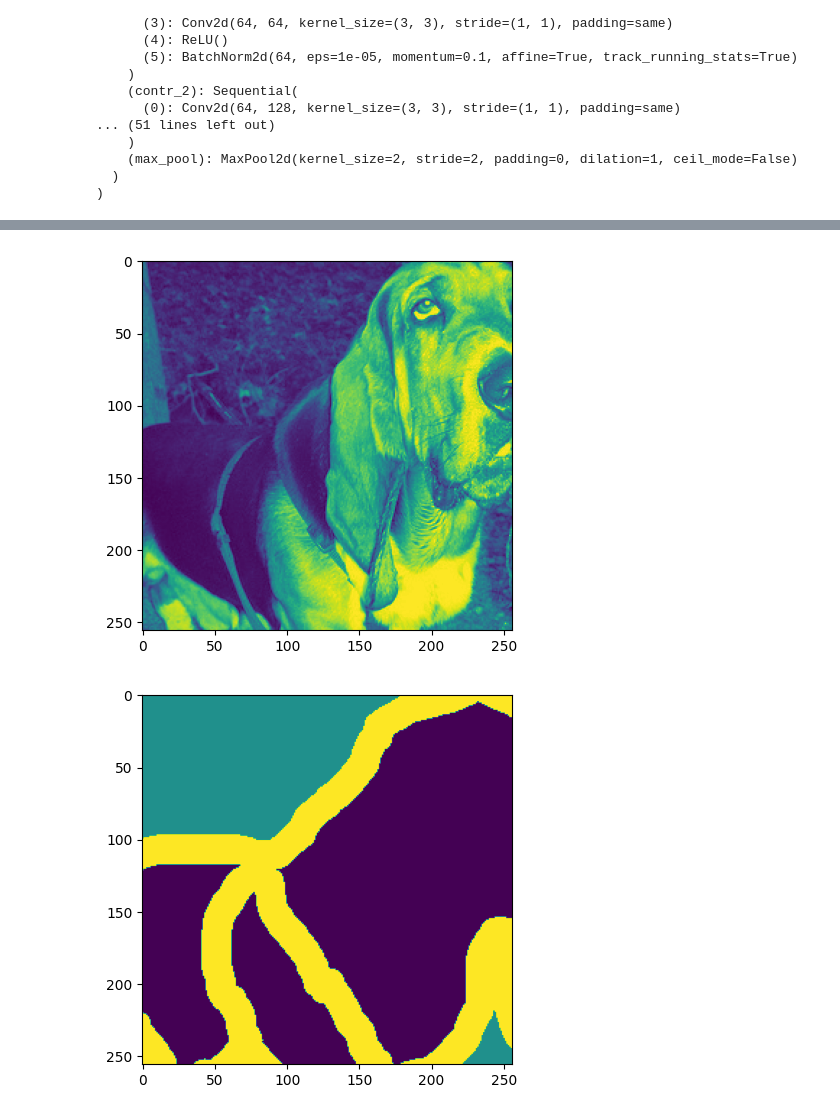
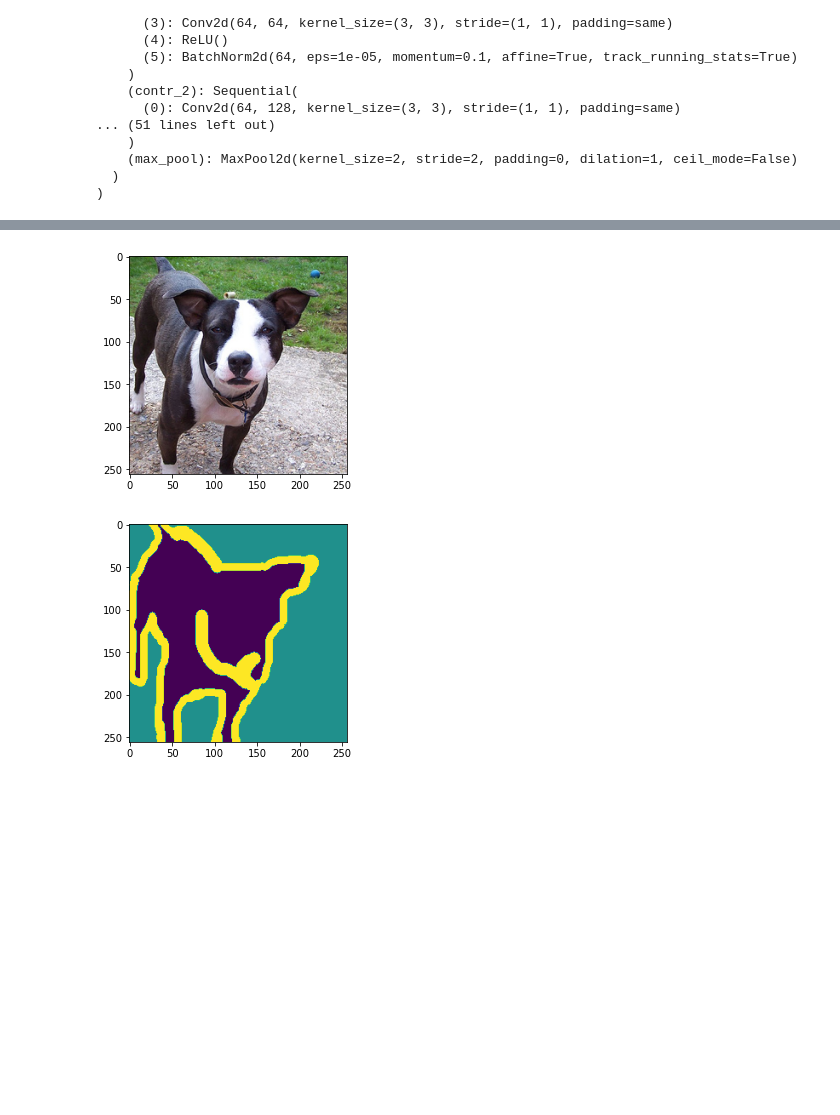
Before and after one commit to HeiseMax/ActiveShiftLayer, a Jupyter notebook: U_Net.ipynb, the cells around one changed output, grey strips where cells are left out. Cells and saved outputs as stored; diff of their text form; code cells hidden in the pictures; blank space fills up the shorter version.

```diff
--- a/U_Net.ipynb
+++ b/U_Net.ipynb
@@ -141,6 +141,6 @@ from util import train_U_NET
 
 
 train_U_NET(U_NN, train_dataloader,
-        test_dataloader, epochs=1, optimizer=optimizer, criterion=criterion,
-        scheduler=scheduler, device=device, steps_to_test=500, print_test=True)
+        test_dataloader, epochs=20, optimizer=optimizer, criterion=criterion,
+        scheduler=scheduler, device=device, steps_to_test=3500, print_test=True)
 # %% [output]
@@ -168,36 +171,42 @@ plt.show()
 # %%
-for i, data in enumerate(test_dataloader, 0):
+for i, data in enumerate(train_dataloader, 0):
             # get the inputs; data is a list of [inputs, labels]
             inputs, labels = data
             inputs = inputs.to(device)
             labels = labels.to(device)
-            plt.imshow(inputs[0][0].detach().to("cpu").numpy())
+
+            img = torch.transpose(inputs[0], 2,0)
+            img = torch.transpose(img, 1,0)
+            plt.imshow(img.detach().to("cpu").numpy())
             plt.show()
+
+            # plt.imshow(inputs[0][0].detach().to("cpu").numpy())
+            # plt.show()
 
             plt.imshow(labels[0][0].detach().to("cpu").numpy())
             plt.show()
 
             # zero the parameter gradients
             optimizer.zero_grad()
 
             # forward + backward + optimize
             outputs = U_NN(inputs)
             outputs = torch.argmax(outputs, 1, keepdim=True)
             plt.imshow(outputs[0][0].detach().to("cpu").numpy())
             break
             outputs = torch.permute(outputs, (0, 2, 3, 1))
             batch_size = outputs.size()[0]
             outputs = outputs.reshape(batch_size*256*256, 3)
             #outputs = torch.argmax(outputs, 1, keepdim=True).to(torch.float)
             #outputs = outputs.reshape(-1, 256 * 256)
             #outputs = outputs.reshape(-1, 256 * 256)
             #labels = labels.to(torch.int8)
             #labels = labels.reshape(-1, 256*256)
             labels = labels.reshape(batch_size*256*256)
             labels = labels.to(torch.long)
             loss = criterion(outputs, labels)
             loss.backward()
             optimizer.step()
 # %% [output]
-[figure, old version]
+[figure, new version]
-[figure, old version]
+[figure, new version]
```
Also changed, not shown: parts of 6 cells of this notebook, 1 other file.
